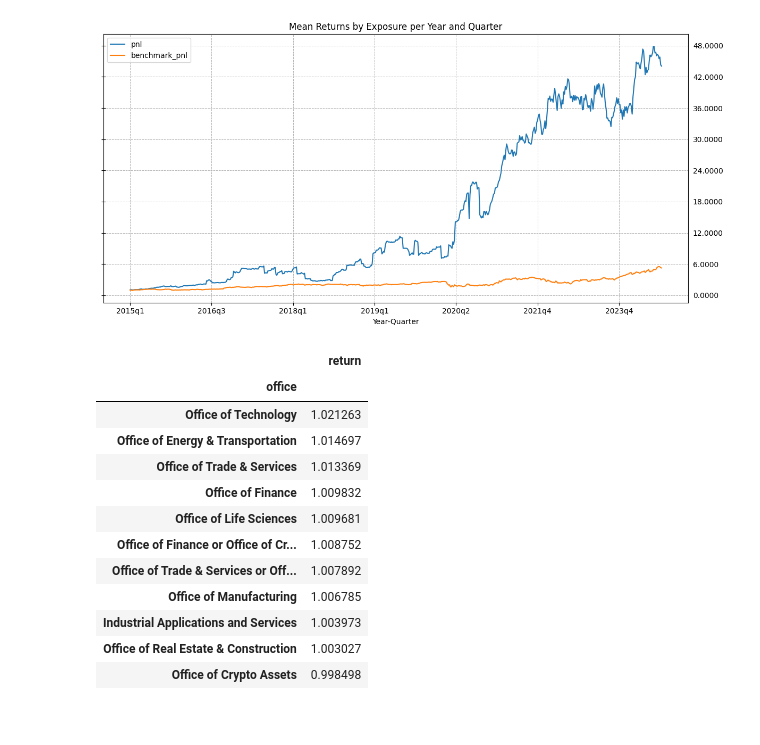
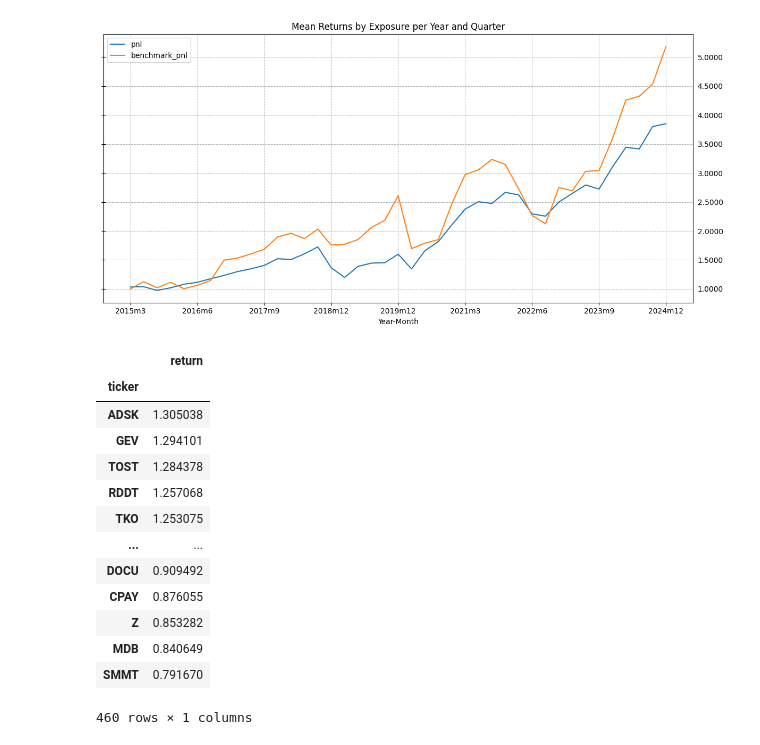
Before and after one commit to chung-ejy/orivault, a Jupyter notebook: studies/swing_trading_study/speculation_basic.ipynb, the cells around one changed output. Saved outputs shown, nothing was run; the diff lists cells and outputs as text; code cells hidden in the pictures.

```diff
--- a/studies/swing_trading_study/speculation_basic.ipynb
+++ b/studies/swing_trading_study/speculation_basic.ipynb
@@ -36,5 +36,6 @@ index = market.retrieve("ticker_overview")
 market.disconnect()
 sic_codes = pd.read_csv("../../csv_files/sic_codes.csv").rename(columns={"SIC Code":"sic_code","Office":"office"}).dropna()
 index["sic_code"] = index["sic_code"].fillna(0).astype(int)
+index["market_cap"] = index["market_cap"].astype(float)
 sic_codes["sic_code"] = sic_codes["sic_code"].fillna(0).astype(int)
-index = index.merge(sic_codes[["sic_code","office"]],on="sic_code")
+index = index.merge(sic_codes[["sic_code","office"]],on="sic_code").sort_values("market_cap",ascending=False)
@@ -85,6 +46,6 @@ benchmark = market.query("prices",{"ticker":"JPM"})
 market.disconnect()
 benchmark = Benchmark.convert_to_benchmark(benchmark,"adjclose")
 # %%
-portfolios = PortfolioSelection.generate_possible_portfolios(ranking_metrics=["ema_corr"],group_percentages=[0.5])
+portfolios = PortfolioSelection.generate_possible_portfolios(ranking_metrics=["ema_volume_corr"],group_percentages=[0.5])
 # %%
 analysises = []
@@ -158,5 +149,5 @@ plt.show()
 # %%
-valid = a[(a["timeframe"]=="WEEK") & (a["position_type"]=="long")].sort_values("pnl",ascending=False).head(20)
+valid = a[(a["timeframe"]=="QUARTER") & (a["position_type"]=="long")].sort_values("pnl",ascending=False).head(20)
 valid
 # %% [output]
 |  | ranking_metric | timeframe | position_type | grouping_type | selection_type | allocation_type | risk_type | ... |
@@ -199,5 +177,31 @@ top
 # %%
 pm = top["portfolio"]
+market.connect()
+prices = []
+for ticker in tqdm(index["ticker"][:500]):
+    try:
+        price = market.query("prices", {"ticker": ticker})
+        if price.index.size > 150:
+            price = p.lower_column(price)
+            price = p.utc_date(price)
+
+            price.sort_values("date", inplace=True)
+            price = p.additional_date_columns(price)
+            price = Indicator.EMAVolumeCorr.calculate(price,timeframe=top["rolling_window"])
+            for member in RiskType:
+                price = member.apply(price)
+            prices.append(price.dropna())
+    except Exception as e:
+        print(str(e))
+        continue
+market.disconnect()
+model_end = 2015
+backtest_end = 2025
+simulation = pd.concat(prices).merge(index[["ticker","name","market_cap","office","sic_description"]],on="ticker",how="left")
+simulation["asset_class"] = "common_stock"
+## subsetting backtesting data
+simulation = simulation[(simulation["year"]>=model_end) & (simulation["year"]<backtest_end)]
+simulation.sort_values("date", inplace=True)
 trades = pm.trades(simulation.copy()).merge(index[["ticker","name","market_cap"]],on="ticker",how="left")
 trades = p.additional_date_columns(trades)
 portfolio = pm.portfolio(trades.copy(),benchmark.copy())
@@ -214,43 +229,44 @@ Index(['year', 'week', 'ticker', 'date', 'adjclose', 'sell_price', 'office',
 # %%
-portfolio['Year-Quarter'] = portfolio["year"].astype(str) + "q" + portfolio["quarter"].astype(str)
-ax = portfolio[["Year-Quarter","pnl","benchmark_pnl"]].set_index("Year-Quarter").plot(
+portfolio['Year-Month'] = portfolio["year"].astype(str) + "m" + portfolio["month"].astype(str)
+ax = portfolio[["Year-Month","pnl","benchmark_pnl"]].set_index("Year-Month").plot(
     kind="line",
     figsize=(12, 6),
     title="Mean Returns by Exposure per Year and Quarter"
 )
 
 # Set y-axis to have more precise ticks
 ax.tick_params(axis='y', direction='in', length=6)  # Adjust y-tick direction and length
 ax.yaxis.set_major_formatter(plt.FuncFormatter(lambda x, _: f'{x:.4f}'))  # Format y-ticks with 4 decimal places
 
 # Move y-ticks to the right side
 ax.yaxis.set_tick_params(which='both', direction='inout', length=6, labelleft=False, labelright=True)
 
 # Optionally adjust the number of ticks for better precision
 ax.yaxis.set_major_locator(plt.MaxNLocator(integer=False, prune='both'))
 
 # Add grid lines
 ax.grid(True, which='both', axis='both', linestyle='--', linewidth=0.7)
 
 # Display the plot
 plt.tight_layout()
 plt.show()
 # %% [output]
-[figure, old version]
+[figure, new version]
 # %%
-trades[["office","return"]].groupby("office").mean().sort_values("return",ascending=False)
+trades[["ticker","return"]].groupby("ticker").mean().sort_values("return",ascending=False)
 # %% [output]
 |  | return |
-| office |  |
-| Office of Technology | 1.021263 |
-| Office of Energy & Transportation | 1.014697 |
-| Office of Trade & Services | 1.013369 |
-| Office of Finance | 1.009832 |
-| Office of Life Sciences | 1.009681 |
-| Office of Finance or Office of Cr... | 1.008752 |
-| Office of Trade & Services or Off... | 1.007892 |
-| Office of Manufacturing | 1.006785 |
-| Industrial Applications and Services | 1.003973 |
-| Office of Real Estate & Construction | 1.003027 |
-| Office of Crypto Assets | 0.998498 |
+| ticker |  |
+| ADSK | 1.305038 |
+| GEV | 1.294101 |
+| TOST | 1.284378 |
+| RDDT | 1.257068 |
+| TKO | 1.253075 |
+| ... | ... |
+| DOCU | 0.909492 |
+| CPAY | 0.876055 |
+| Z | 0.853282 |
+| MDB | 0.840649 |
+| SMMT | 0.791670 |
+460 rows × 1 columns
 # %%
```
Also changed, not shown: parts of 10 cells of this notebook, 4 other files.
